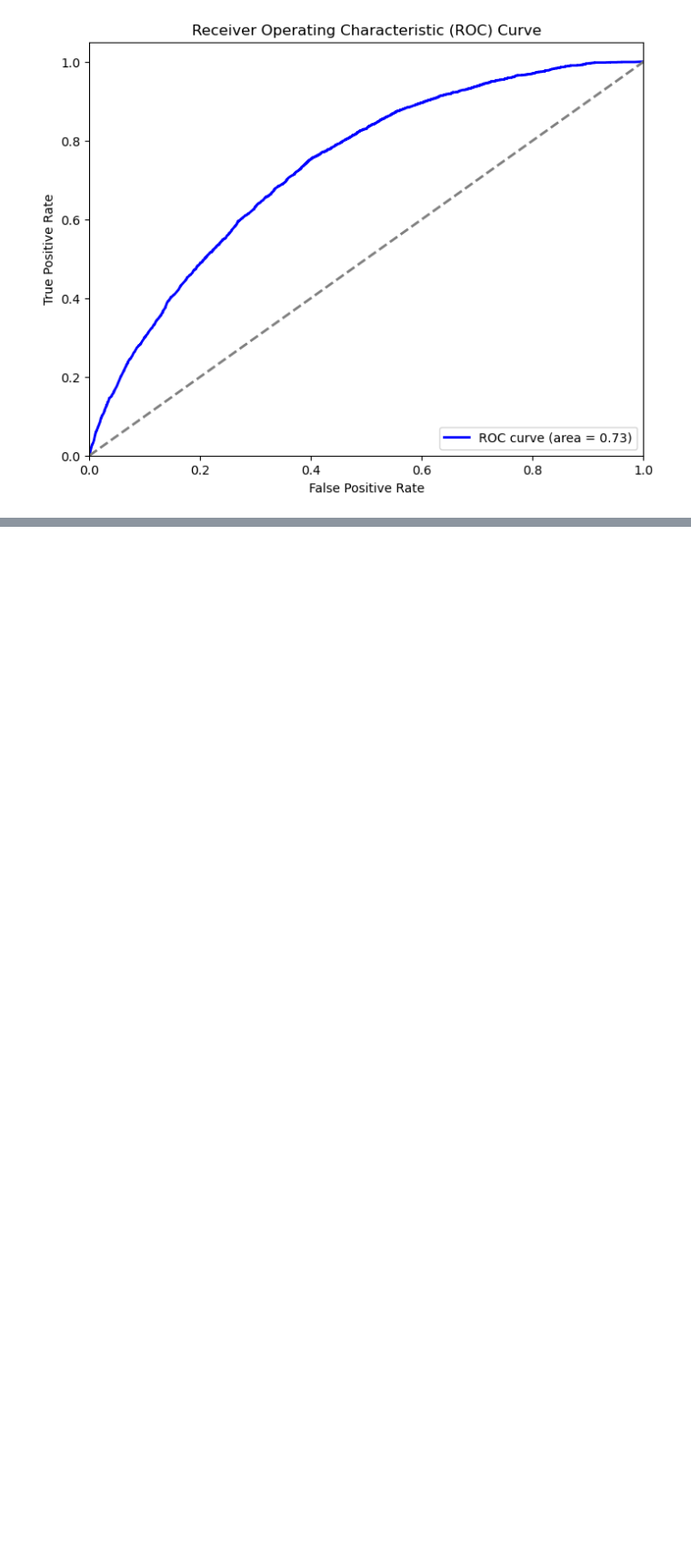
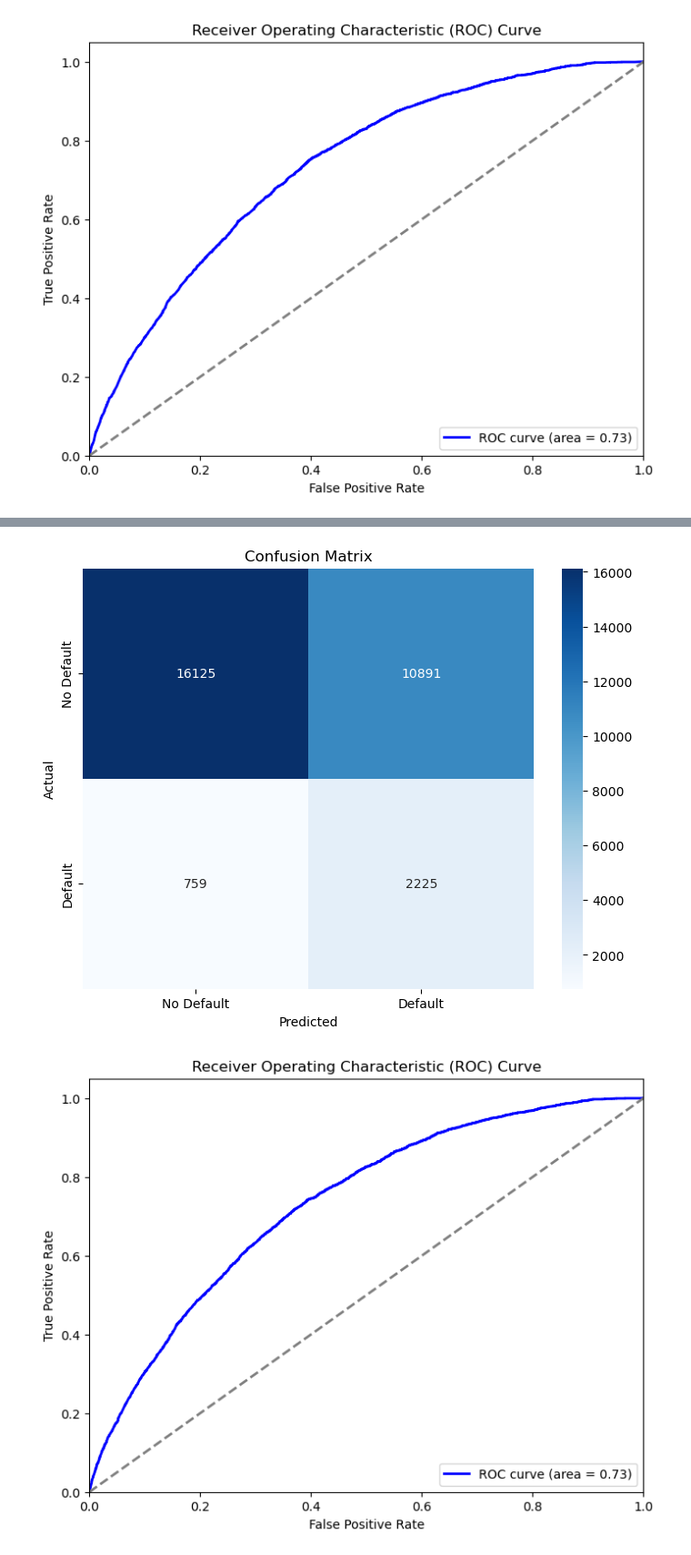
Before and after one commit to Ameya1337/Lending-Game-Finance, a Jupyter notebook: modeling_2.ipynb, the cells around one changed output, grey strips where cells are left out. Shown at 91% size. Saved outputs shown, nothing was run; the diff lists cells and outputs as text; code cells hidden in the pictures; blank space fills up the shorter version.

```diff
--- a/modeling_2.ipynb
+++ b/modeling_2.ipynb
@@ -648,3 +648,23 @@ Classification Report:
 weighted avg       0.88      0.61      0.68     30000
 [figure]
 [figure]
+# %%
+import lightgbm as lgb
+
+# Convert the dataset into LightGBM's DMatrix format
+dtrain = lgb.Dataset(X_train, label=y_train)
+dtest = lgb.Dataset(X_test, label=y_test)
+
+# Define parameters for the LightGBM model
+params = {
+    "objective": "binary",
+    "metric": "auc",
+    "boosting_type": "gbdt",
+    "learning_rate": 0.01,
+    "max_depth": 6,
+    "scale_pos_weight": y_train.value_counts()[0] / y_train.value_counts()[1],
+    "random_state": 42,
+}
+
+# Train the model
+lgb_model = lgb.train(params, dtrain, num_boost_round=1000, valid_sets=[dtrain, dtest])
@@ -650,0 +683,52 @@ weighted avg       0.88      0.61      0.68     30000
+# %%
+# Predict the test set
+y_pred_prob_lgb = lgb_model.predict(X_test)
+
+# Convert probabilities into binary predictions
+y_pred_lgb = np.where(y_pred_prob_lgb > 0.5, 1, 0)
+
+# Calculate accuracy
+accuracy_lgb = accuracy_score(y_test, y_pred_lgb)
+print(f"Accuracy: {accuracy_lgb}")
+
+# Balanced accuracy
+balanced_acc_lgb = balanced_accuracy_score(y_test, y_pred_lgb)
+print(f"Balanced Accuracy: {balanced_acc_lgb}")
+
+# Classification report
+print("Classification Report:")
+print(classification_report(y_test, y_pred_lgb))
+
+# Confusion matrix
+conf_matrix_lgb = confusion_matrix(y_test, y_pred_lgb)
+plt.figure(figsize=(8, 6))
+sns.heatmap(
+    conf_matrix_lgb,
+    annot=True,
+    fmt="d",
+    cmap="Blues",
+    xticklabels=["No Default", "Default"],
+    yticklabels=["No Default", "Default"],
+)
+plt.xlabel("Predicted")
+plt.ylabel("Actual")
+plt.title("Confusion Matrix")
+plt.show()
+
+# Plot ROC AUC
+fpr_lgb, tpr_lgb, _ = roc_curve(y_test, y_pred_prob_lgb)
+roc_auc_lgb = auc(fpr_lgb, tpr_lgb)
+
+plt.figure(figsize=(8, 6))
+plt.plot(
+    fpr_lgb, tpr_lgb, color="blue", lw=2, label=f"ROC curve (area = {roc_auc_lgb:.2f})"
+)
+plt.plot([0, 1], [0, 1], color="gray", lw=2, linestyle="--")
+plt.xlim([0.0, 1.0])
+plt.ylim([0.0, 1.05])
+plt.xlabel("False Positive Rate")
+plt.ylabel("True Positive Rate")
+plt.title("Receiver Operating Characteristic (ROC) Curve")
+plt.legend(loc="lower right")
+plt.show()
+# %% [output]
@@ -650,0 +746,2 @@ weighted avg       0.88      0.61      0.68     30000
+[figure, added]
+[figure, added]
```
Also changed, not shown: parts of 5 cells of this notebook, 6 other files.
